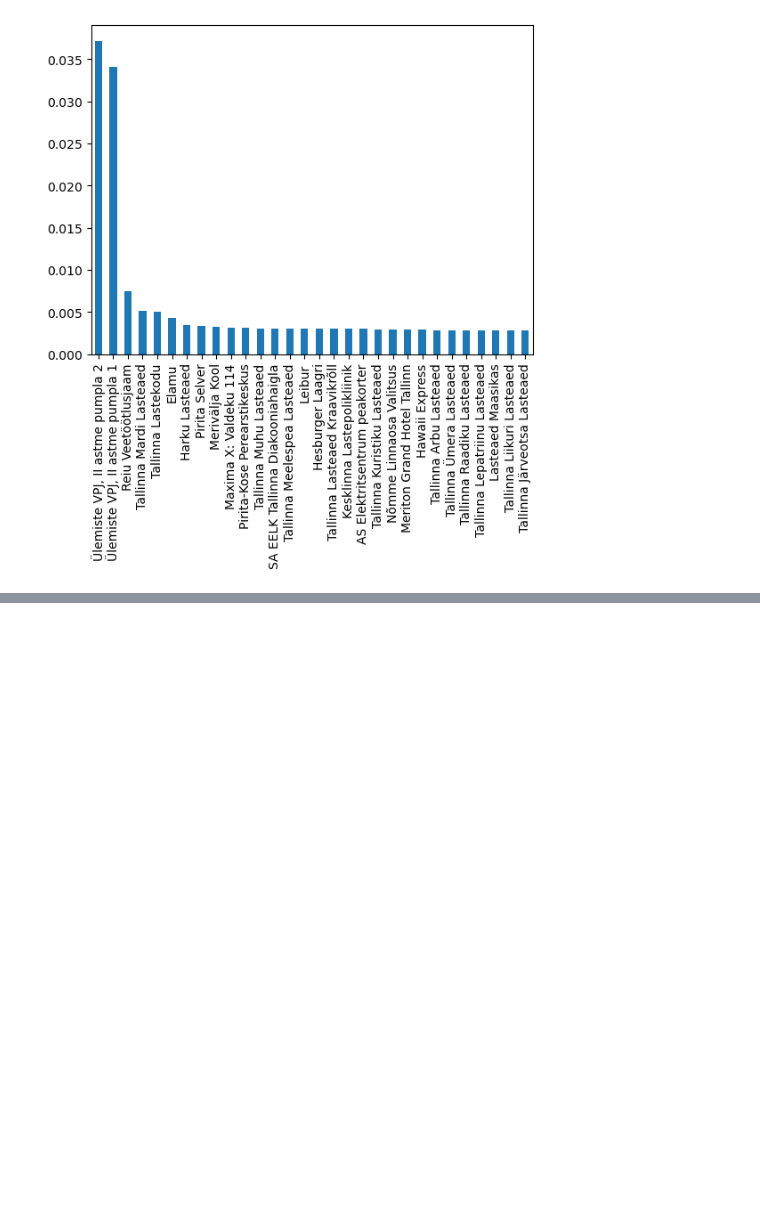
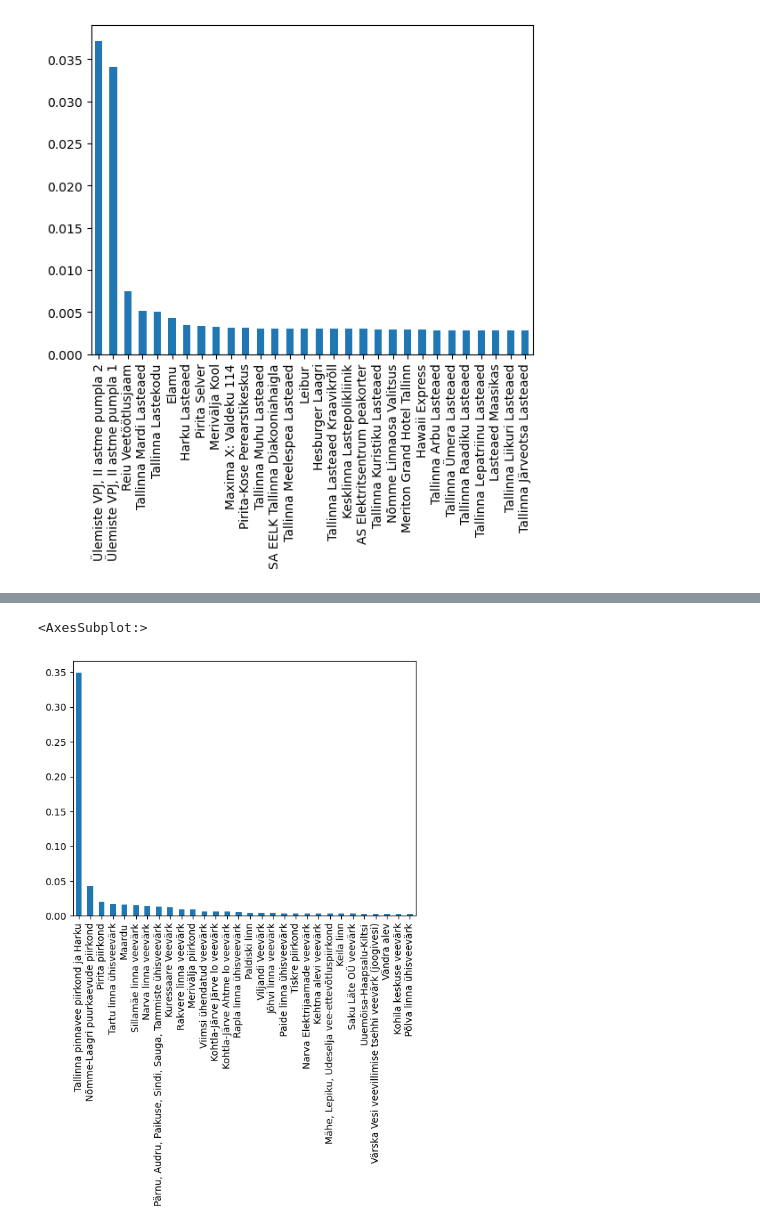
Before and after one commit to lunfman/DrinkingWaterQualityPrediction, a Jupyter notebook: open_data_analysis.ipynb, the cells around one changed output, grey strips where cells are left out. Cells and saved outputs as stored; diff of their text form; code cells hidden in the pictures; blank space fills up the shorter version.

```diff
--- a/open_data_analysis.ipynb
+++ b/open_data_analysis.ipynb
@@ -392 +412,6 @@ df['place'].value_counts(normalize=True)[:30].plot(kind='bar')
+# %%
+df['water_tap'].value_counts(normalize=True)[:30].plot(kind='bar')
+# %% [output]
+<AxesSubplot:>
+[figure, added]
 # %% [markdown]
```
Also changed, not shown: parts of 39 cells of this notebook, 3 other files.
